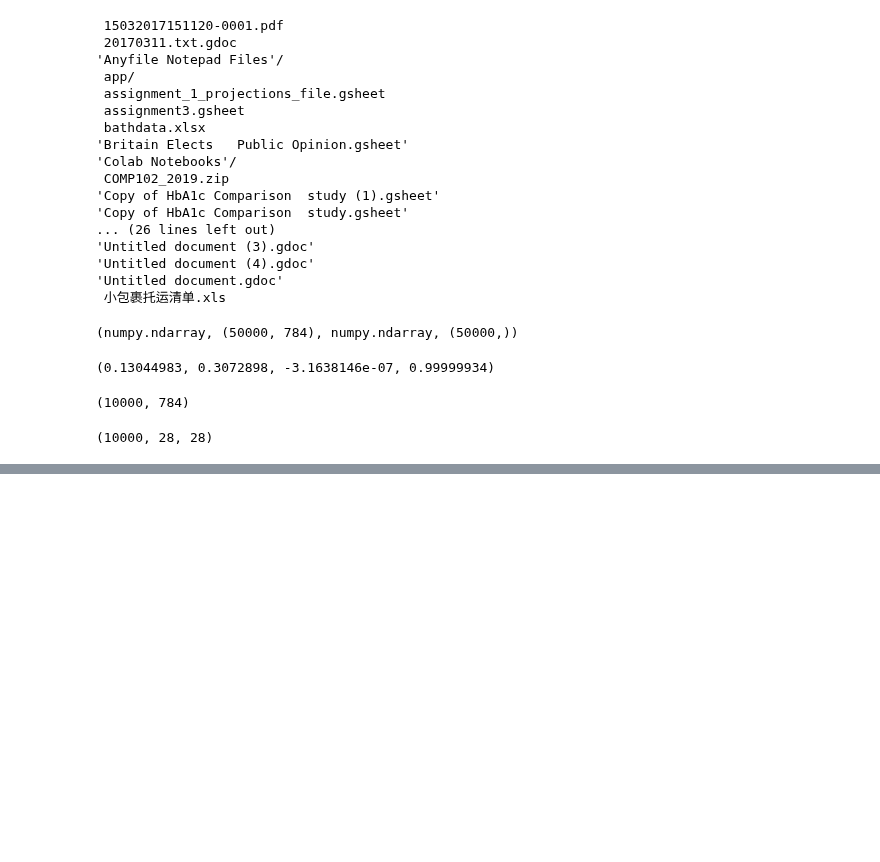
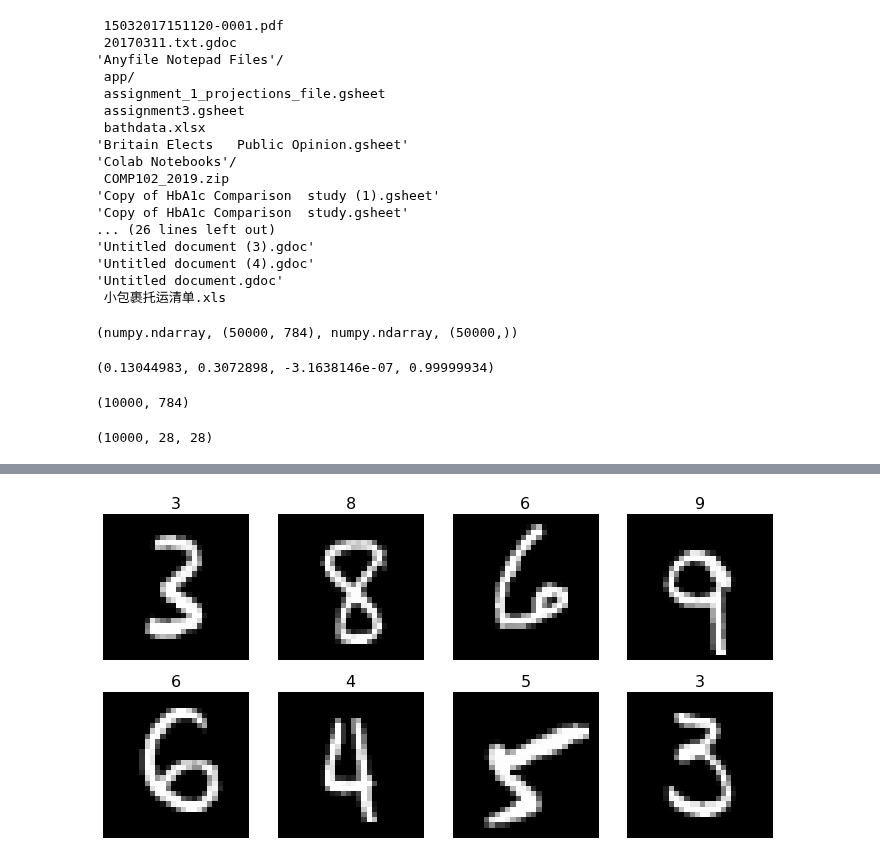
Before and after one commit to wdon021/From_Colab, a Jupyter notebook: SGD.ipynb, the cells around one changed output, grey strips where cells are left out. Cells and saved outputs as stored; diff of their text form; code cells hidden in the pictures; blank space fills up the shorter version.

```diff
--- a/SGD.ipynb
+++ b/SGD.ipynb
@@ -143,0 +191,4 @@ show(x_imgs[0], )
+# %%
+plots(x_imgs[:8], titles=y_valid[:8])
+# %% [output]
+[figure, added]
```
Also changed, not shown: parts of 12 cells of this notebook.
